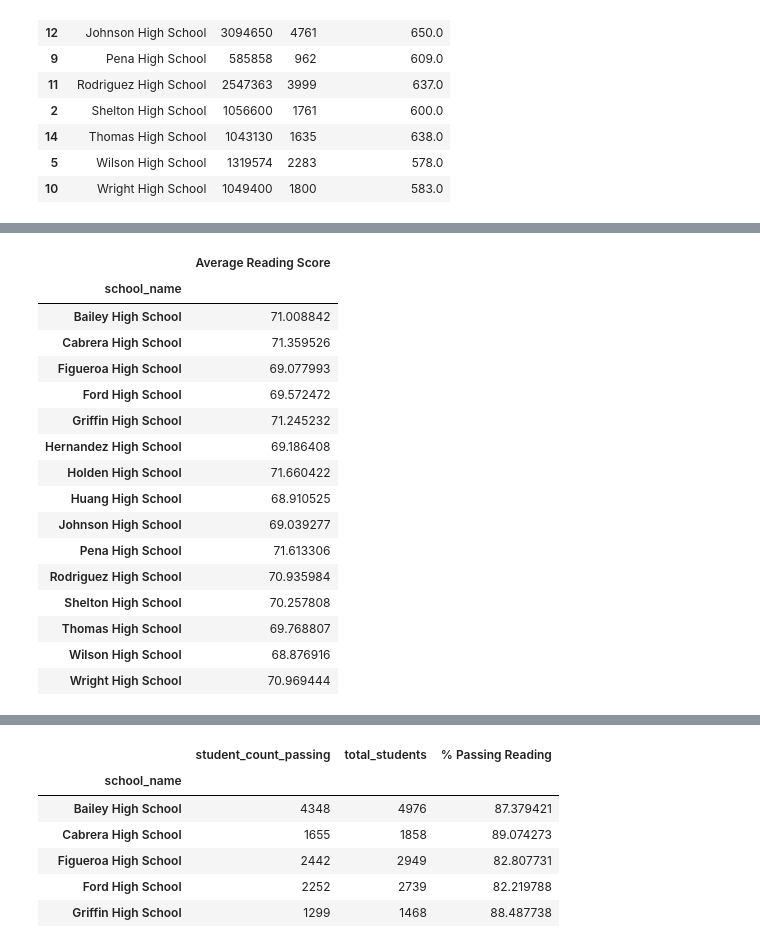
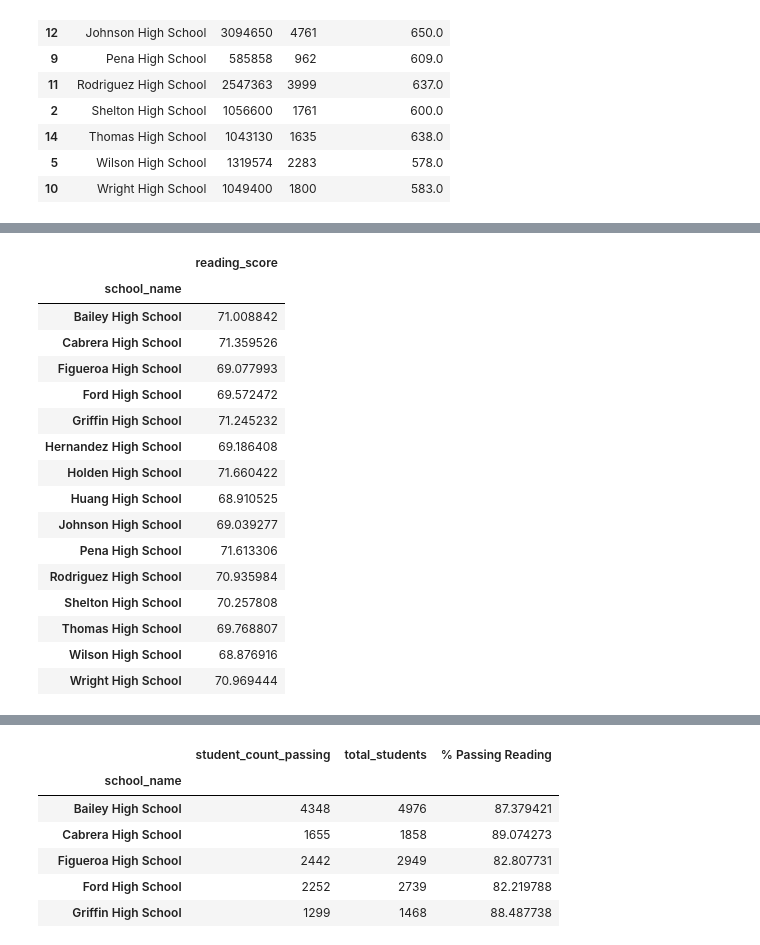
Before and after one commit to Rock2638/pandas-challenge, a Jupyter notebook: PyCitySchools/pandaschallenge.ipynb, the cells around one changed output, grey strips where cells are left out. Drawn from its saved outputs; the diff is of its cells as text; code cells hidden in the pictures.

```diff
--- a/PyCitySchools/pandaschallenge.ipynb
+++ b/PyCitySchools/pandaschallenge.ipynb
@@ -222,10 +222,11 @@ per_school_maths
 | Wright High School | 72.047222 |
 # %%
 # Calculate the average test scores per school from school_data_complete
-per_school_reading["Average Reading Score"] = school_data_complete.groupby(["school_name"])[["reading_score"]].mean()
+#per_school_reading["Average Reading Score"] = school_data_complete.groupby(["school_name"])[["reading_score"]].mean()
+per_school_reading = school_data_complete.groupby(["school_name"])[["reading_score"]].mean()
 per_school_reading
 # %% [output]
-|  | Average Reading Score |
+|  | reading_score |
 | school_name |  |
 | Bailey High School | 71.008842 |
 | Cabrera High School | 71.359526 |
```
Also changed, not shown: parts of 29 cells of this notebook.
